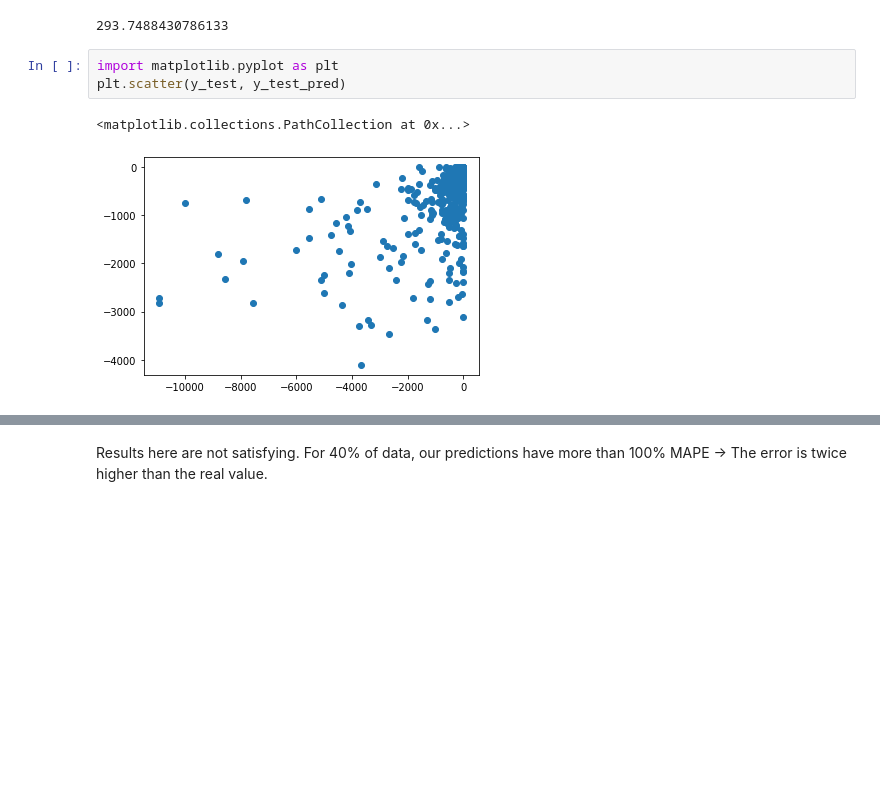
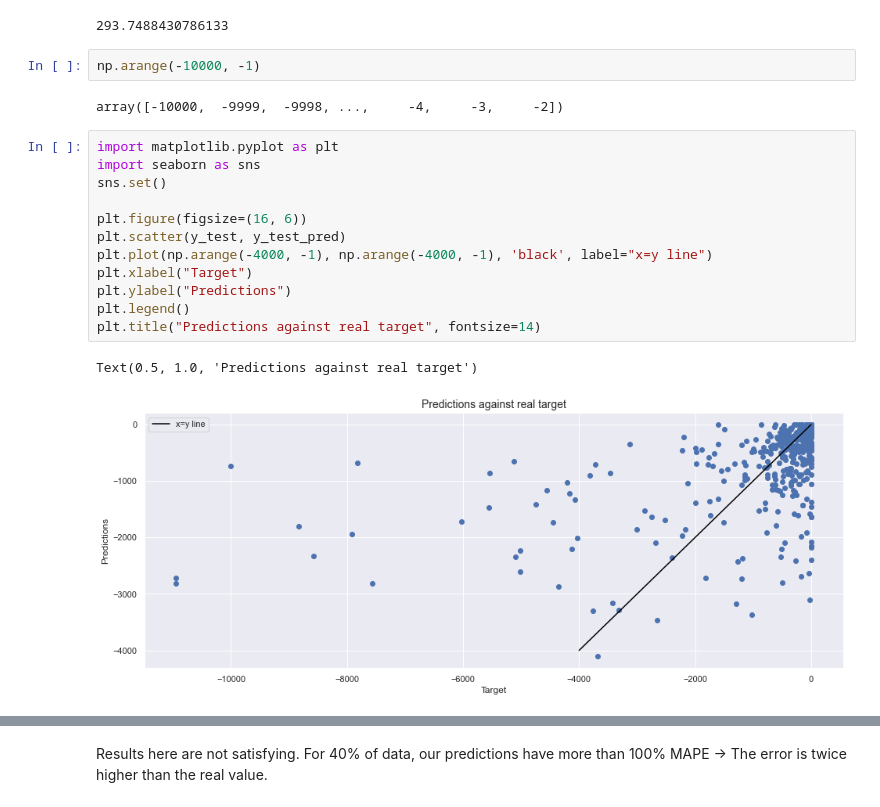
Before and after one commit to Driss31/kuebiko_mansa, a Jupyter notebook: notebooks/5_ML_models.ipynb, the cells around one changed output, grey strips where cells are left out. Cells and saved outputs as stored; diff of their text form; blank space fills up the shorter version.

```diff
--- a/notebooks/5_ML_models.ipynb
+++ b/notebooks/5_ML_models.ipynb
@@ -395,10 +381,23 @@ y_test_pred[positive_mask] = 0
 median_absolute_error(y_test_pred, y_test)
 # %% [output]
 293.7488430786133
-# %%
-import matplotlib.pyplot as plt
-plt.scatter(y_test, y_test_pred)
-# %% [output]
-<matplotlib.collections.PathCollection at 0x...>
-[figure, removed]
+# %%
+np.arange(-10000, -1)
+# %% [output]
+array([-10000,  -9999,  -9998, ...,     -4,     -3,     -2])
+# %%
+import matplotlib.pyplot as plt
+import seaborn as sns
+sns.set()
+
+plt.figure(figsize=(16, 6))
+plt.scatter(y_test, y_test_pred)
+plt.plot(np.arange(-4000, -1), np.arange(-4000, -1), 'black', label="x=y line")
+plt.xlabel("Target")
+plt.ylabel("Predictions")
+plt.legend()
+plt.title("Predictions against real target", fontsize=14)
+# %% [output]
+Text(0.5, 1.0, 'Predictions against real target')
+[figure, added]
 # %%
```
Also changed, not shown: parts of 5 cells of this notebook.
